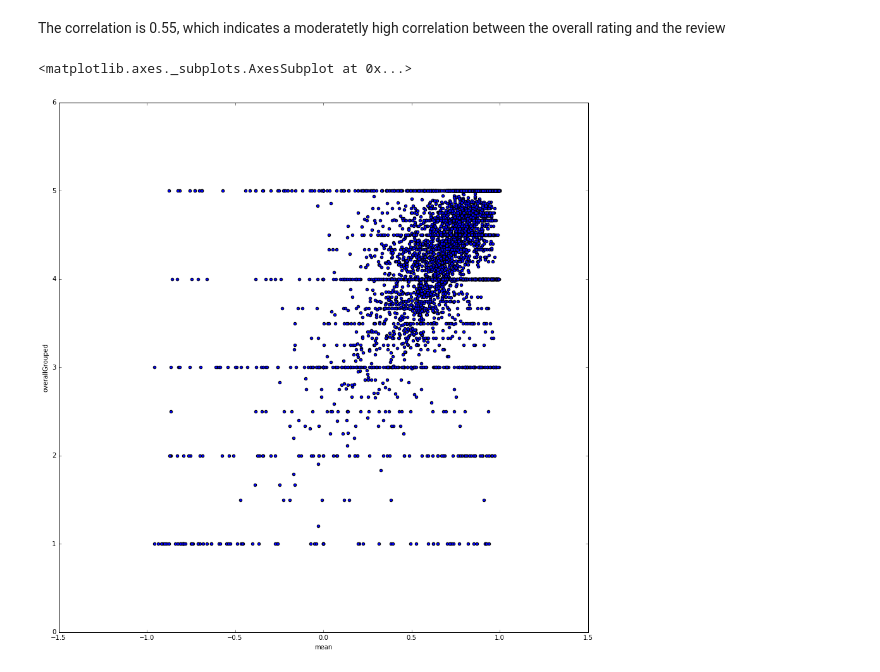
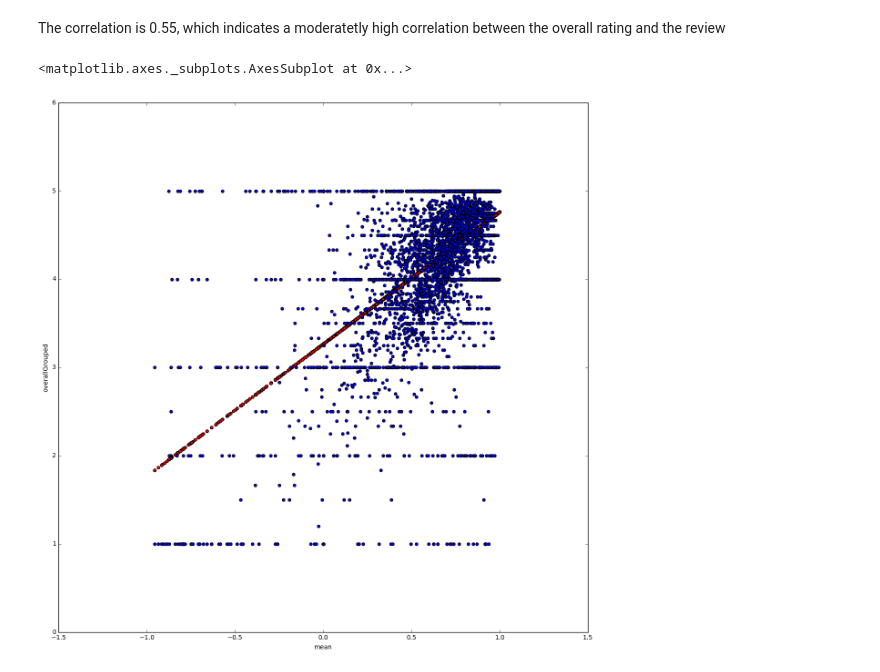
Before and after one commit to bojanp94/ADAProject, a Jupyter notebook: swiss products.ipynb, the cells around one changed output. Cells and saved outputs as stored; diff of their text form; code cells hidden in the pictures.

Commit message:
Fixed plot

```diff
--- a/swiss products.ipynb
+++ b/swiss products.ipynb
@@ -323,15 +323,15 @@ array([[ 1.        ,  0.55085136],
 # %% [markdown]
 The correlation is 0.55, which indicates a moderatetly high correlation between the overall rating and the review
 # %%
-productFrame['overallGrouped'] = overallGrouped
+productFrame['overallGrouped'] = overallGrouped.tolist()
 A = np.vstack([productFrame['mean'].tolist(),np.ones(len(productFrame['mean'].tolist()))]).T
 xarr = np.array(productFrame['mean'].tolist())
 m,c = np.linalg.lstsq(A,productFrame['overallGrouped'].tolist())[0]
 
-productFrame['overallGrouped'] = overallGrouped.tolist()
+
 productFrame['regression'] = (xarr*m + c)
 ax = productFrame.plot.scatter(x='mean', y='regression', color="Red")
 productFrame.plot.scatter(x='mean', y='overallGrouped' ,figsize=(15,15), ax=ax)
 # %% [output]
 <matplotlib.axes._subplots.AxesSubplot at 0x...>
-[figure, old version]
+[figure, new version]
```
Also changed, not shown: parts of 8 cells of this notebook.
